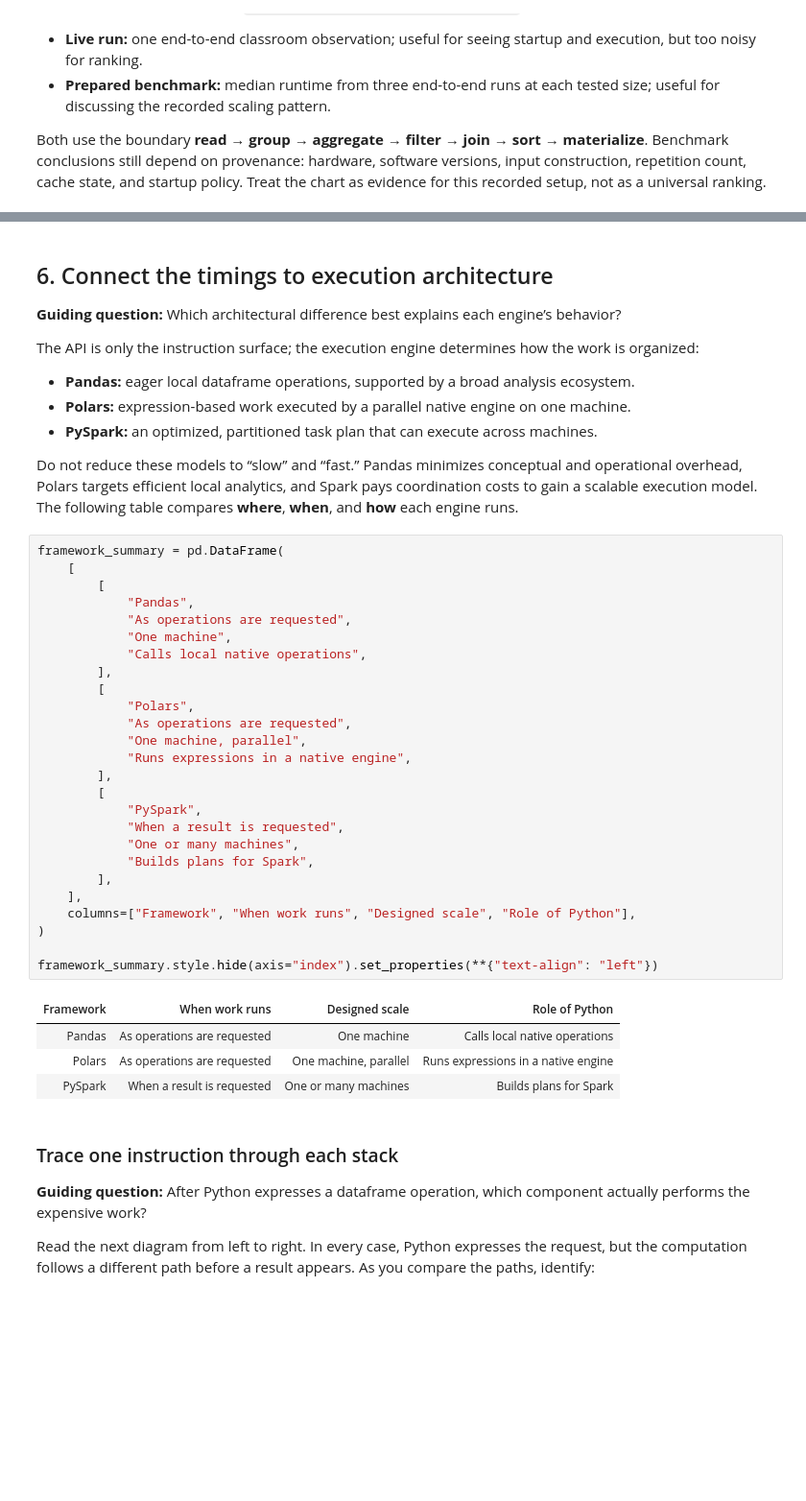
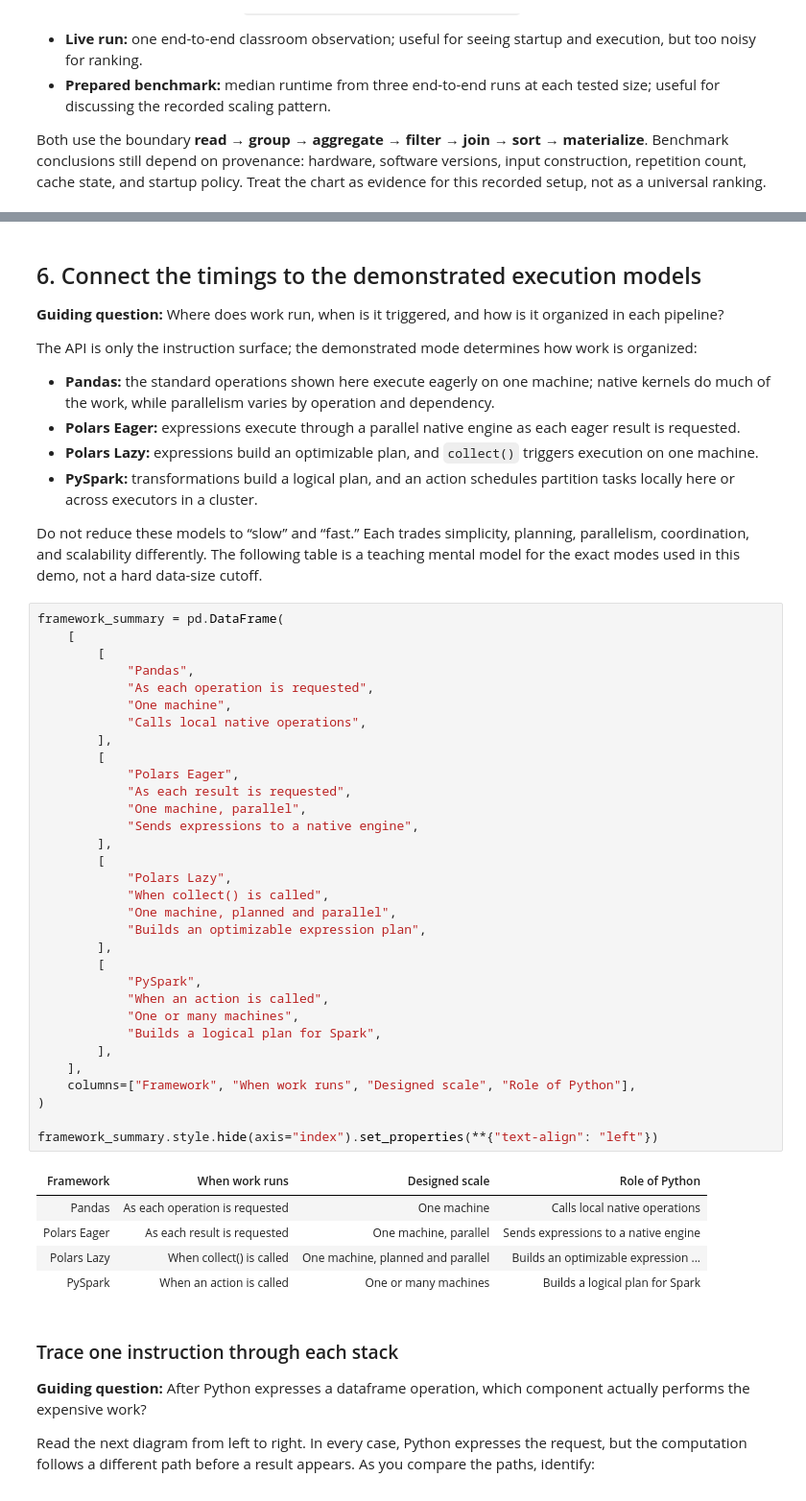
Before and after one commit to Kedar-V/data-processing-frameworks-demo, a Jupyter notebook: notebooks/movielens_dataframe_engines_simple.ipynb, the cells around one changed output, grey strips where cells are left out. Shown at 96% size. Drawn from its saved outputs; the diff is of its cells as text; blank space fills up the shorter version.

```diff
--- a/notebooks/movielens_dataframe_engines_simple.ipynb
+++ b/notebooks/movielens_dataframe_engines_simple.ipynb
@@ -758,46 +764,54 @@ At 1B synthetic rows, local PySpark is recorded at about **5.05 seconds** and Po
 # %% [markdown]
-## 6. Connect the timings to execution architecture
+## 6. Connect the timings to the demonstrated execution models
 
-**Guiding question:** Which architectural difference best explains each engine’s behavior?
+**Guiding question:** Where does work run, when is it triggered, and how is it organized in each pipeline?
 
-The API is only the instruction surface; the execution engine determines how the work is organized:
+The API is only the instruction surface; the demonstrated mode determines how work is organized:
 
-- **Pandas:** eager local dataframe operations, supported by a broad analysis ecosystem.
-- **Polars:** expression-based work executed by a parallel native engine on one machine.
-- **PySpark:** an optimized, partitioned task plan that can execute across machines.
+- **Pandas:** the standard operations shown here execute eagerly on one machine; native kernels do much of the work, while parallelism varies by operation and dependency.
+- **Polars Eager:** expressions execute through a parallel native engine as each eager result is requested.
+- **Polars Lazy:** expressions build an optimizable plan, and `collect()` triggers execution on one machine.
+- **PySpark:** transformations build a logical plan, and an action schedules partition tasks locally here or across executors in a cluster.
 
-Do not reduce these models to “slow” and “fast.” Pandas minimizes conceptual and operational overhead, Polars targets efficient local analytics, and Spark pays coordination costs to gain a scalable execution model. The following table compares **where**, **when**, and **how** each engine runs.
+Do not reduce these models to “slow” and “fast.” Each trades simplicity, planning, parallelism, coordination, and scalability differently. The following table is a teaching mental model for the exact modes used in this demo, not a hard data-size cutoff.
 # %%
 framework_summary = pd.DataFrame(
     [
         [
             "Pandas",
-            "As operations are requested",
+            "As each operation is requested",
             "One machine",
             "Calls local native operations",
         ],
         [
-            "Polars",
-            "As operations are requested",
+            "Polars Eager",
+            "As each result is requested",
             "One machine, parallel",
-            "Runs expressions in a native engine",
+            "Sends expressions to a native engine",
+        ],
+        [
+            "Polars Lazy",
+            "When collect() is called",
+            "One machine, planned and parallel",
+            "Builds an optimizable expression plan",
         ],
         [
             "PySpark",
-            "When a result is requested",
+            "When an action is called",
             "One or many machines",
-            "Builds plans for Spark",
+            "Builds a logical plan for Spark",
         ],
     ],
     columns=["Framework", "When work runs", "Designed scale", "Role of Python"],
 )
 
 framework_summary.style.hide(axis="index").set_properties(**{"text-align": "left"})
 # %% [output]
 | Framework | When work runs | Designed scale | Role of Python |
-| Pandas | As operations are requested | One machine | Calls local native operations |
-| Polars | As operations are requested | One machine, parallel | Runs expressions in a native engine |
-| PySpark | When a result is requested | One or many machines | Builds plans for Spark |
+| Pandas | As each operation is requested | One machine | Calls local native operations |
+| Polars Eager | As each result is requested | One machine, parallel | Sends expressions to a native engine |
+| Polars Lazy | When collect() is called | One machine, planned and parallel | Builds an optimizable expression ... |
+| PySpark | When an action is called | One or many machines | Builds a logical plan for Spark |
 # %% [markdown]
 ### Trace one instruction through each stack
 
```
Also changed, not shown: parts of 6 cells of this notebook, 4 other files.
